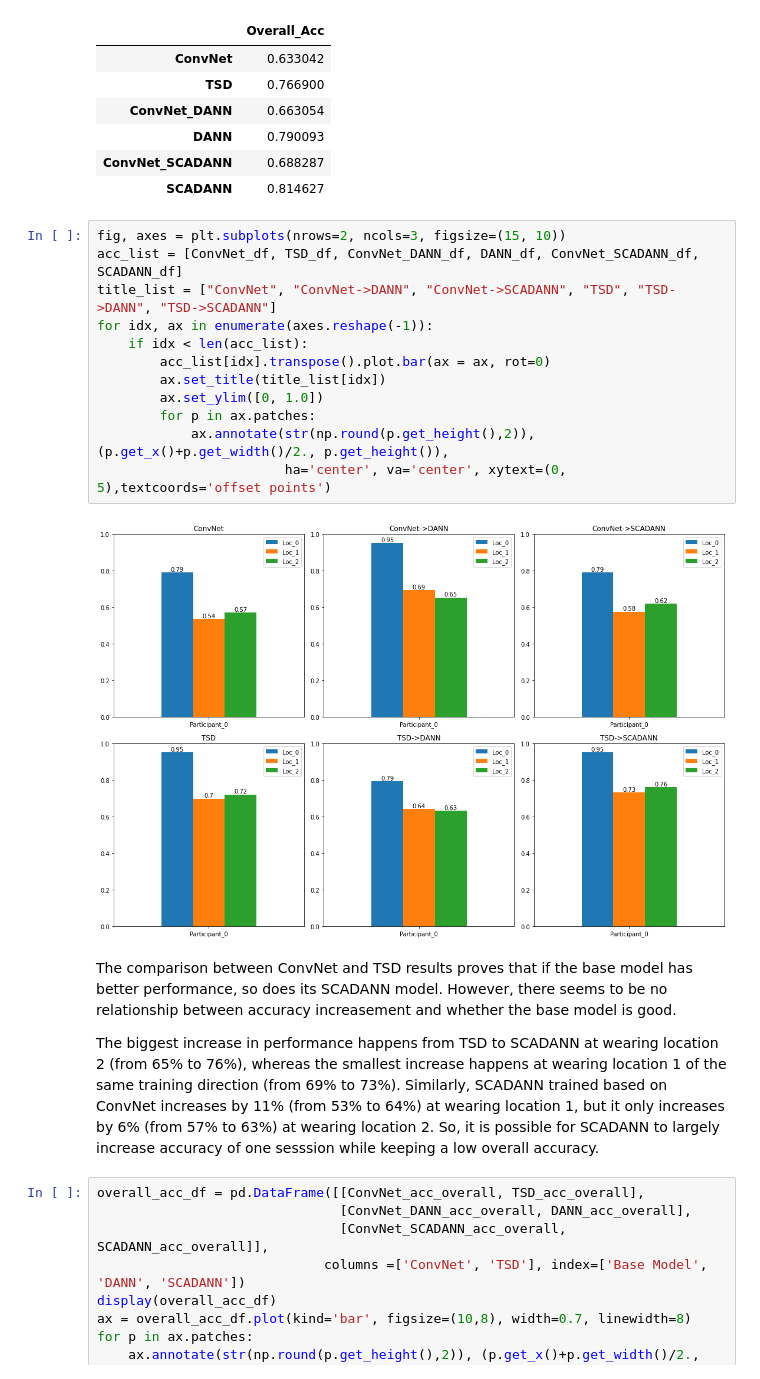
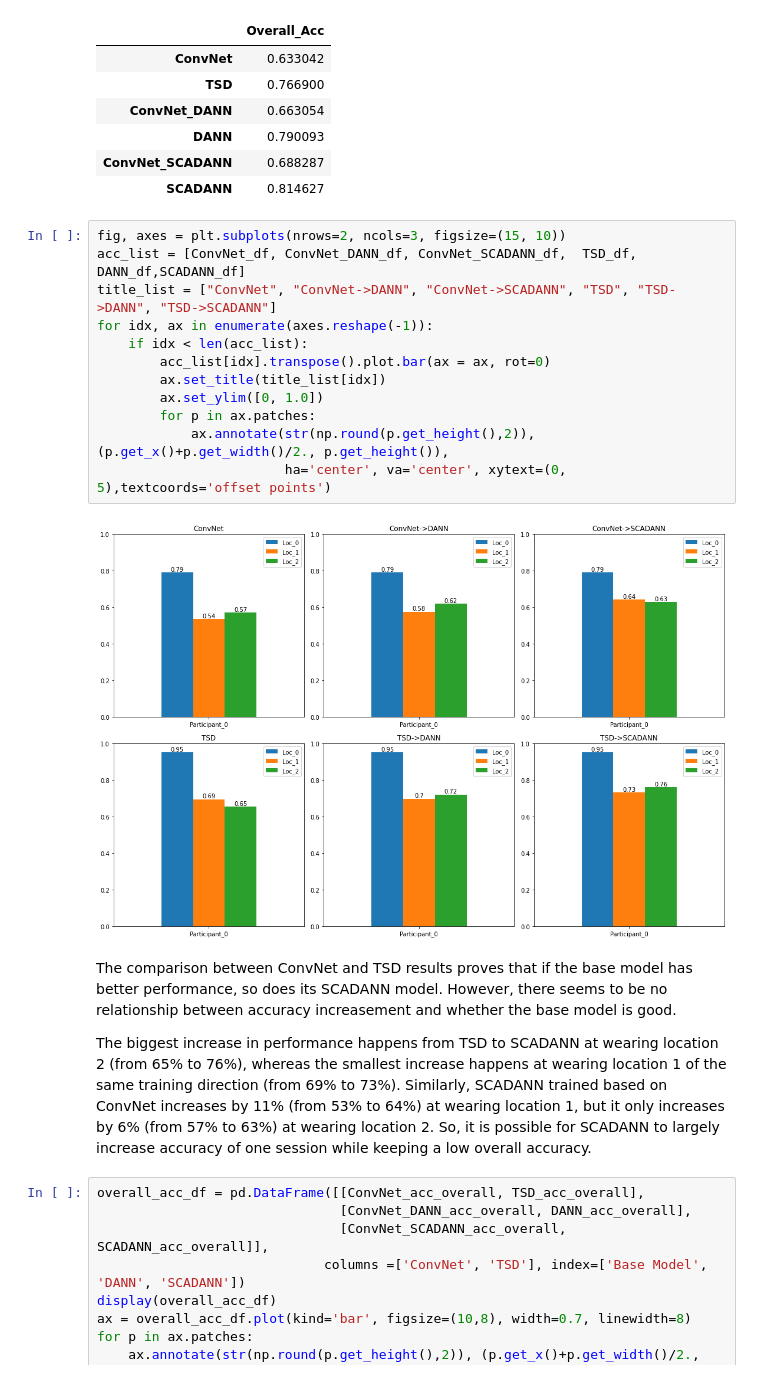
Before and after one commit to aonai/long_term_myo_notes, a Jupyter notebook: test_code/myo_result_ConvNet_vs_TSD.ipynb, the cells around one changed output. Drawn from its saved outputs; the diff is of its cells as text.

```diff
--- a/test_code/myo_result_ConvNet_vs_TSD.ipynb
+++ b/test_code/myo_result_ConvNet_vs_TSD.ipynb
@@ -861,22 +861,22 @@ overall_acc_df
 | SCADANN | 0.814627 |
 # %%
 fig, axes = plt.subplots(nrows=2, ncols=3, figsize=(15, 10))
-acc_list = [ConvNet_df, TSD_df, ConvNet_DANN_df, DANN_df, ConvNet_SCADANN_df, SCADANN_df]
+acc_list = [ConvNet_df, ConvNet_DANN_df, ConvNet_SCADANN_df,  TSD_df, DANN_df,SCADANN_df]
 title_list = ["ConvNet", "ConvNet->DANN", "ConvNet->SCADANN", "TSD", "TSD->DANN", "TSD->SCADANN"]
 for idx, ax in enumerate(axes.reshape(-1)):
     if idx < len(acc_list):
         acc_list[idx].transpose().plot.bar(ax = ax, rot=0)
         ax.set_title(title_list[idx])
         ax.set_ylim([0, 1.0])
         for p in ax.patches:
             ax.annotate(str(np.round(p.get_height(),2)), (p.get_x()+p.get_width()/2., p.get_height()),
                         ha='center', va='center', xytext=(0, 5),textcoords='offset points')
 # %% [output]
-[figure, old version]
+[figure, new version]
 # %% [markdown]
 The comparison between ConvNet and TSD results proves that if the base model has better performance, so does its SCADANN model. However, there seems to be no relationship between accuracy increasement and whether the base model is good.
 
-The biggest increase in performance happens from TSD to SCADANN at wearing location 2 (from 65% to 76%), whereas the smallest increase happens at wearing location 1 of the same training direction (from 69% to 73%). Similarly, SCADANN trained based on ConvNet increases by 11% (from 53% to 64%) at wearing location 1, but it only increases by 6% (from 57% to 63%) at wearing location 2. So, it is possible for SCADANN to largely increase accuracy of one sesssion while keeping a low overall accuracy.
+The biggest increase in performance happens from TSD to SCADANN at wearing location 2 (from 65% to 76%), whereas the smallest increase happens at wearing location 1 of the same training direction (from 69% to 73%). Similarly, SCADANN trained based on ConvNet increases by 11% (from 53% to 64%) at wearing location 1, but it only increases by 6% (from 57% to 63%) at wearing location 2. So, it is possible for SCADANN to largely increase accuracy of one session while keeping a low overall accuracy.
 # %%
 overall_acc_df = pd.DataFrame([[ConvNet_acc_overall, TSD_acc_overall],
                                [ConvNet_DANN_acc_overall, DANN_acc_overall],
```
Also changed, not shown: 1 other file.
